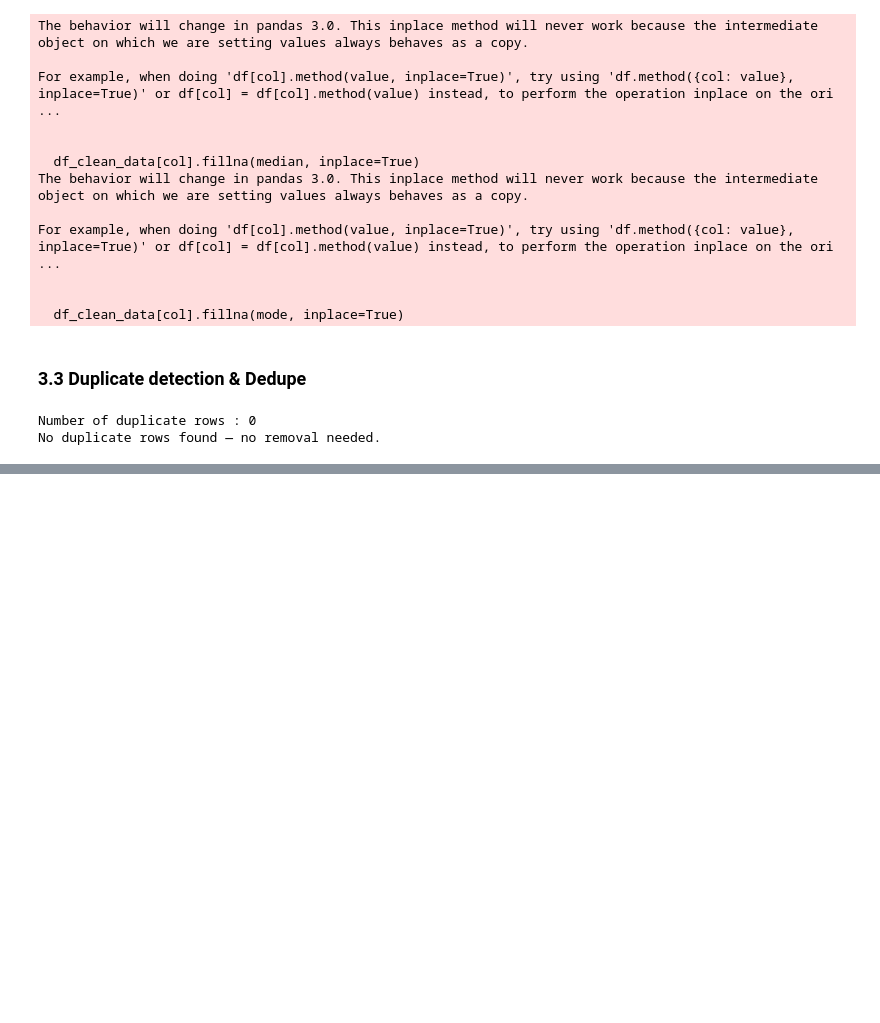
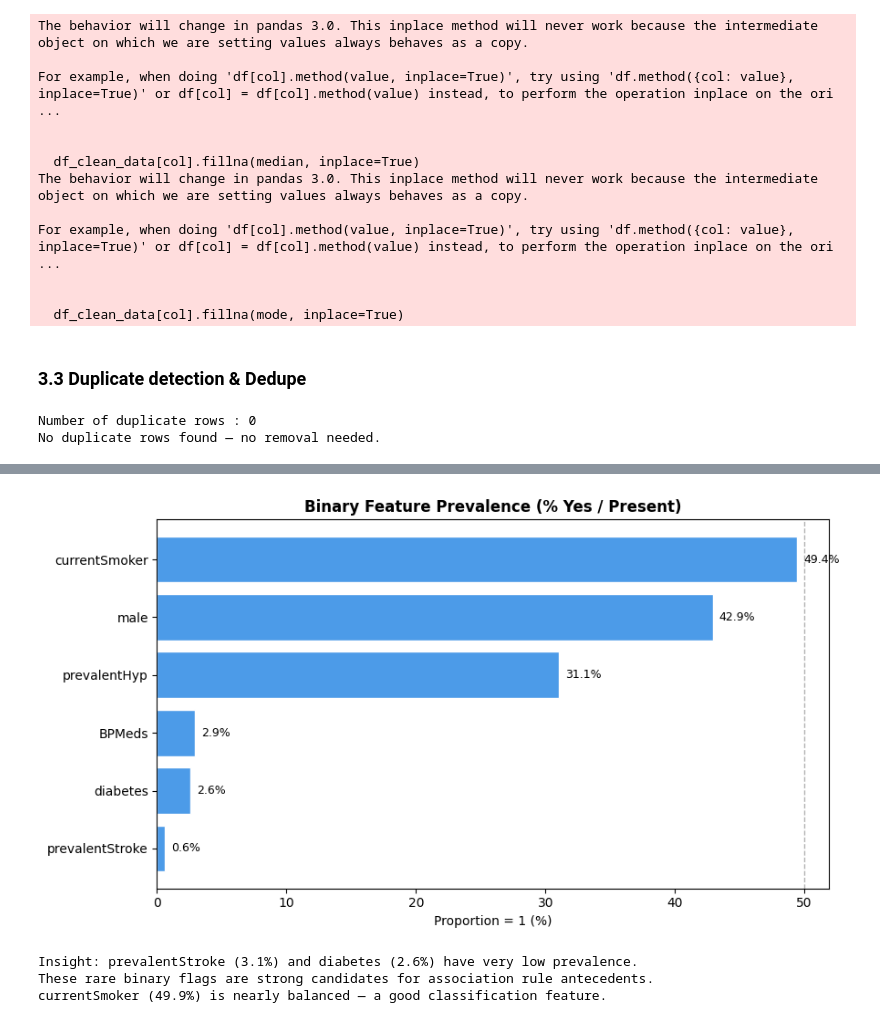
Before and after one commit to olkanth/MSCS_634_ProjectDeliverable_1, a Jupyter notebook: MSCS_634_Project_Notebook.ipynb, the cells around one changed output, grey strips where cells are left out. Cells and saved outputs as stored; diff of their text form; code cells hidden in the pictures; blank space fills up the shorter version.

```diff
--- a/MSCS_634_Project_Notebook.ipynb
+++ b/MSCS_634_Project_Notebook.ipynb
@@ -451,0 +479,29 @@ Insight: cigsPerDay, glucose, and sysBP show the most extreme outliers.
+# %%
+
+binary_cols = ["male", "currentSmoker", "BPMeds", "prevalentStroke",
+               "prevalentHyp", "diabetes"]
+
+prevalence = (df_clean_data[binary_cols].mean() * 100).sort_values(ascending=True)
+
+fig, ax = plt.subplots(figsize=(9, 5))
+bar_colors = ["#E05C5C" if v > 50 else "#4C9BE8" for v in prevalence.values]
+bars = ax.barh(prevalence.index, prevalence.values,
+               color=bar_colors, edgecolor="white")
+ax.axvline(50, color="gray", linestyle="--", linewidth=1, alpha=0.6)
+ax.set_xlabel("Proportion = 1 (%)")
+ax.set_title("Binary Feature Prevalence (% Yes / Present)", fontweight="bold")
+for bar, val in zip(bars, prevalence.values):
+    ax.text(val + 0.5, bar.get_y() + bar.get_height()/2,
+            f"{val:.1f}%", va="center", fontsize=9)
+plt.tight_layout()
+plt.savefig("Visualizations/5_binary_prevalence.png", bbox_inches="tight")
+plt.show()
+
+print("\nInsight: prevalentStroke (3.1%) and diabetes (2.6%) have very low prevalence.")
+print("These rare binary flags are strong candidates for association rule antecedents.")
+print("currentSmoker (49.9%) is nearly balanced — a good classification feature.")
+# %% [output]
+[figure, added]
+Insight: prevalentStroke (3.1%) and diabetes (2.6%) have very low prevalence.
+These rare binary flags are strong candidates for association rule antecedents.
+currentSmoker (49.9%) is nearly balanced — a good classification feature.
```
Also changed, not shown: parts of 20 cells of this notebook.
